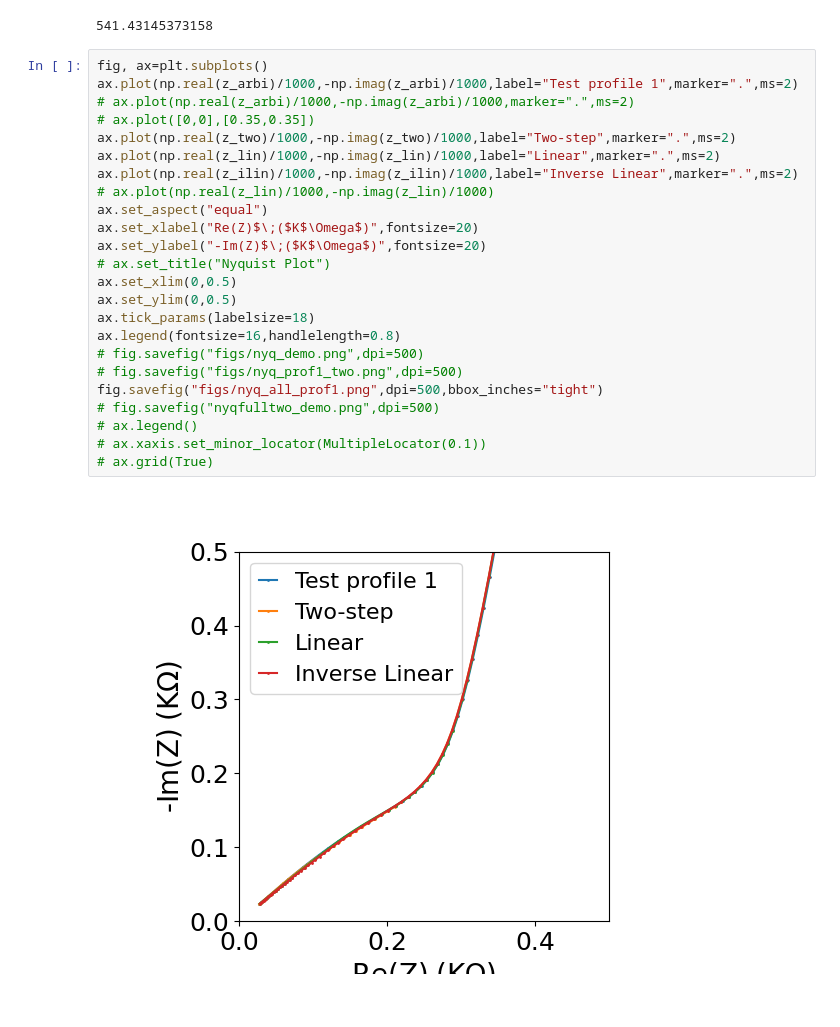
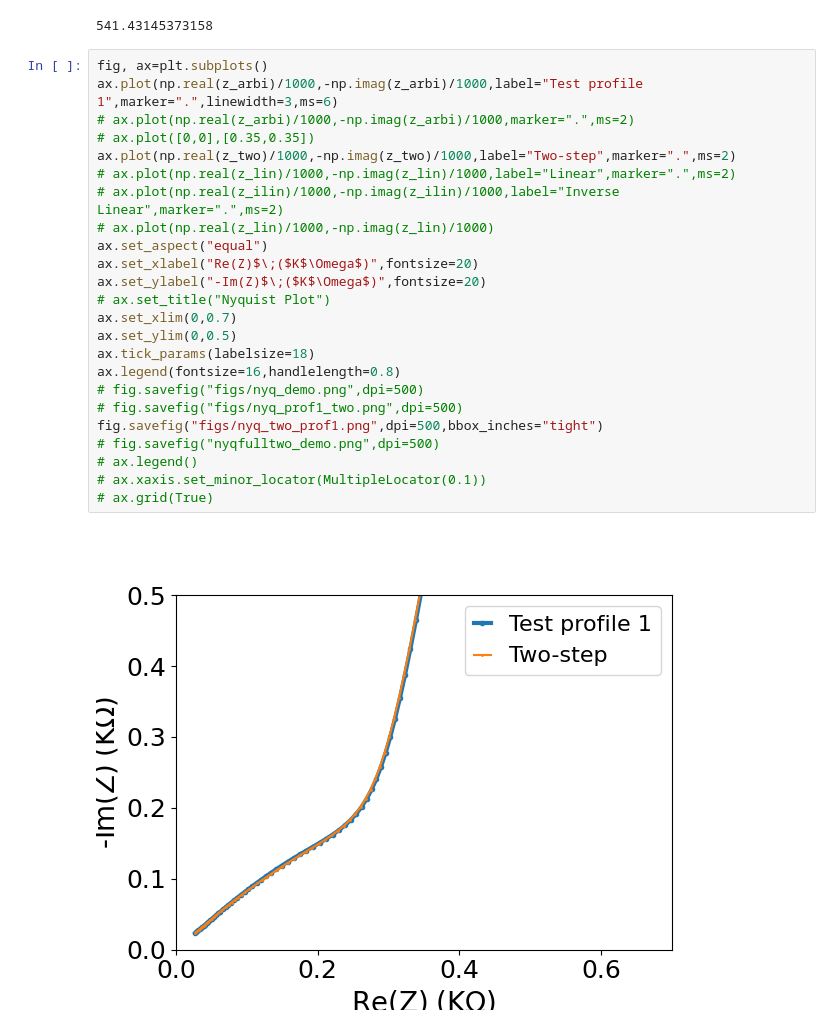
Before and after one commit to Yugal0/fitting-gen-arbitrary-eis, a Jupyter notebook: main_prof_1.ipynb, the cells around one changed output. Drawn from its saved outputs; the diff is of its cells as text.

```diff
--- a/main_prof_1.ipynb
+++ b/main_prof_1.ipynb
@@ -293,30 +296,30 @@ mp.dps=30
 541.43145373158
 # %%
 fig, ax=plt.subplots()
-ax.plot(np.real(z_arbi)/1000,-np.imag(z_arbi)/1000,label="Test profile 1",marker=".",ms=2)
+ax.plot(np.real(z_arbi)/1000,-np.imag(z_arbi)/1000,label="Test profile 1",marker=".",linewidth=3,ms=6)
 # ax.plot(np.real(z_arbi)/1000,-np.imag(z_arbi)/1000,marker=".",ms=2)
 # ax.plot([0,0],[0.35,0.35])
 ax.plot(np.real(z_two)/1000,-np.imag(z_two)/1000,label="Two-step",marker=".",ms=2)
-ax.plot(np.real(z_lin)/1000,-np.imag(z_lin)/1000,label="Linear",marker=".",ms=2)
-ax.plot(np.real(z_ilin)/1000,-np.imag(z_ilin)/1000,label="Inverse Linear",marker=".",ms=2)
+# ax.plot(np.real(z_lin)/1000,-np.imag(z_lin)/1000,label="Linear",marker=".",ms=2)
+# ax.plot(np.real(z_ilin)/1000,-np.imag(z_ilin)/1000,label="Inverse Linear",marker=".",ms=2)
 # ax.plot(np.real(z_lin)/1000,-np.imag(z_lin)/1000)
 ax.set_aspect("equal")
 ax.set_xlabel("Re(Z)$\;($K$\Omega$)",fontsize=20)
 ax.set_ylabel("-Im(Z)$\;($K$\Omega$)",fontsize=20)
 # ax.set_title("Nyquist Plot")
-ax.set_xlim(0,0.5)
+ax.set_xlim(0,0.7)
 ax.set_ylim(0,0.5)
 ax.tick_params(labelsize=18)
 ax.legend(fontsize=16,handlelength=0.8)
 # fig.savefig("figs/nyq_demo.png",dpi=500)
 # fig.savefig("figs/nyq_prof1_two.png",dpi=500)
-fig.savefig("figs/nyq_all_prof1.png",dpi=500,bbox_inches="tight")
+fig.savefig("figs/nyq_two_prof1.png",dpi=500,bbox_inches="tight")
 # fig.savefig("nyqfulltwo_demo.png",dpi=500)
 # ax.legend()
 # ax.xaxis.set_minor_locator(MultipleLocator(0.1))
 # ax.grid(True)
 # %% [output]
-[figure, old version]
+[figure, new version]
 # %%
 fig2, ax2=plt.subplots()
 ax2.plot(freq_range,-np.angle(z_arbi,deg=True),marker=".",label="Test profile 1",ms=6,linewidth=3)
```
Also changed, not shown: parts of 5 cells of this notebook, 33 other files.
